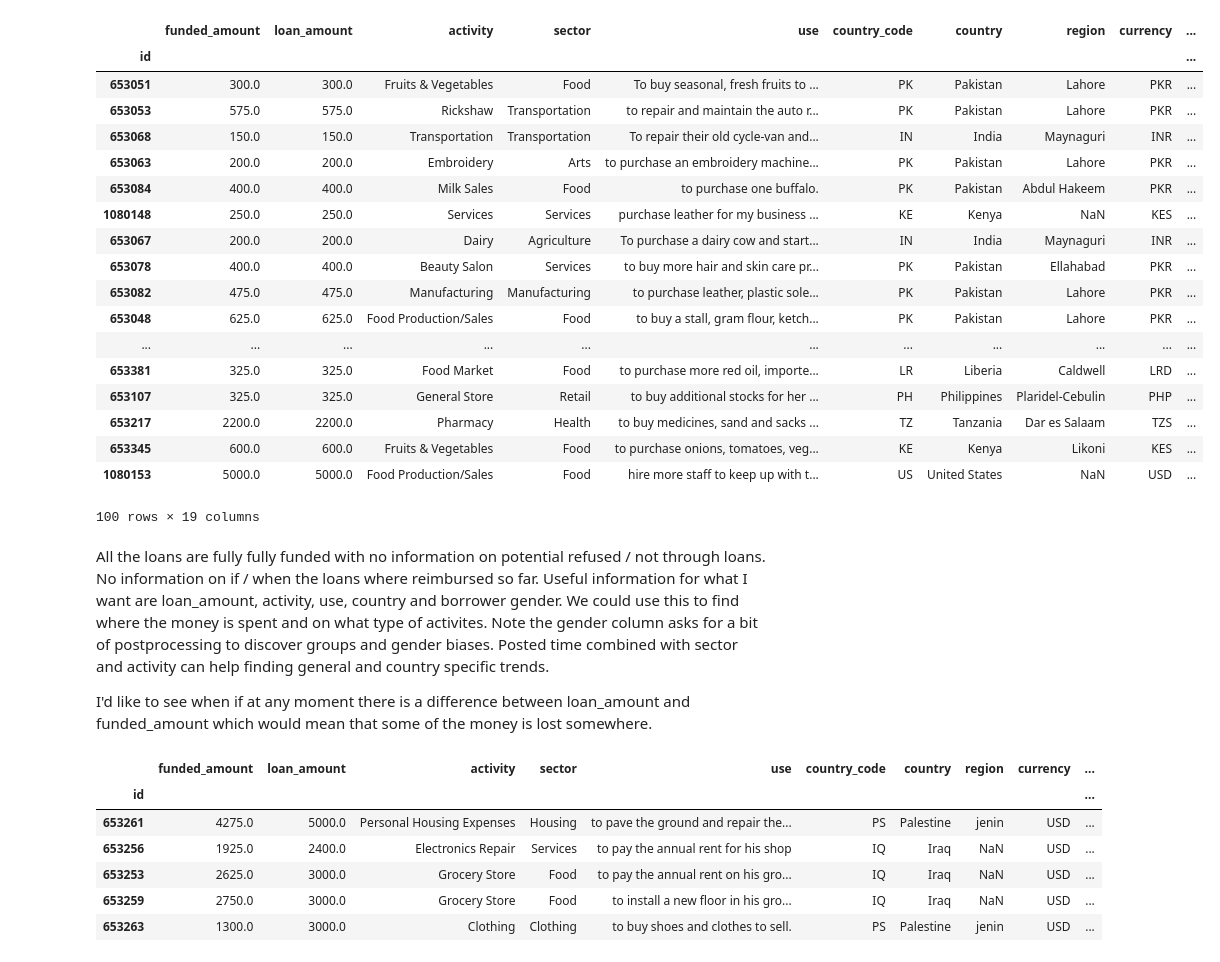
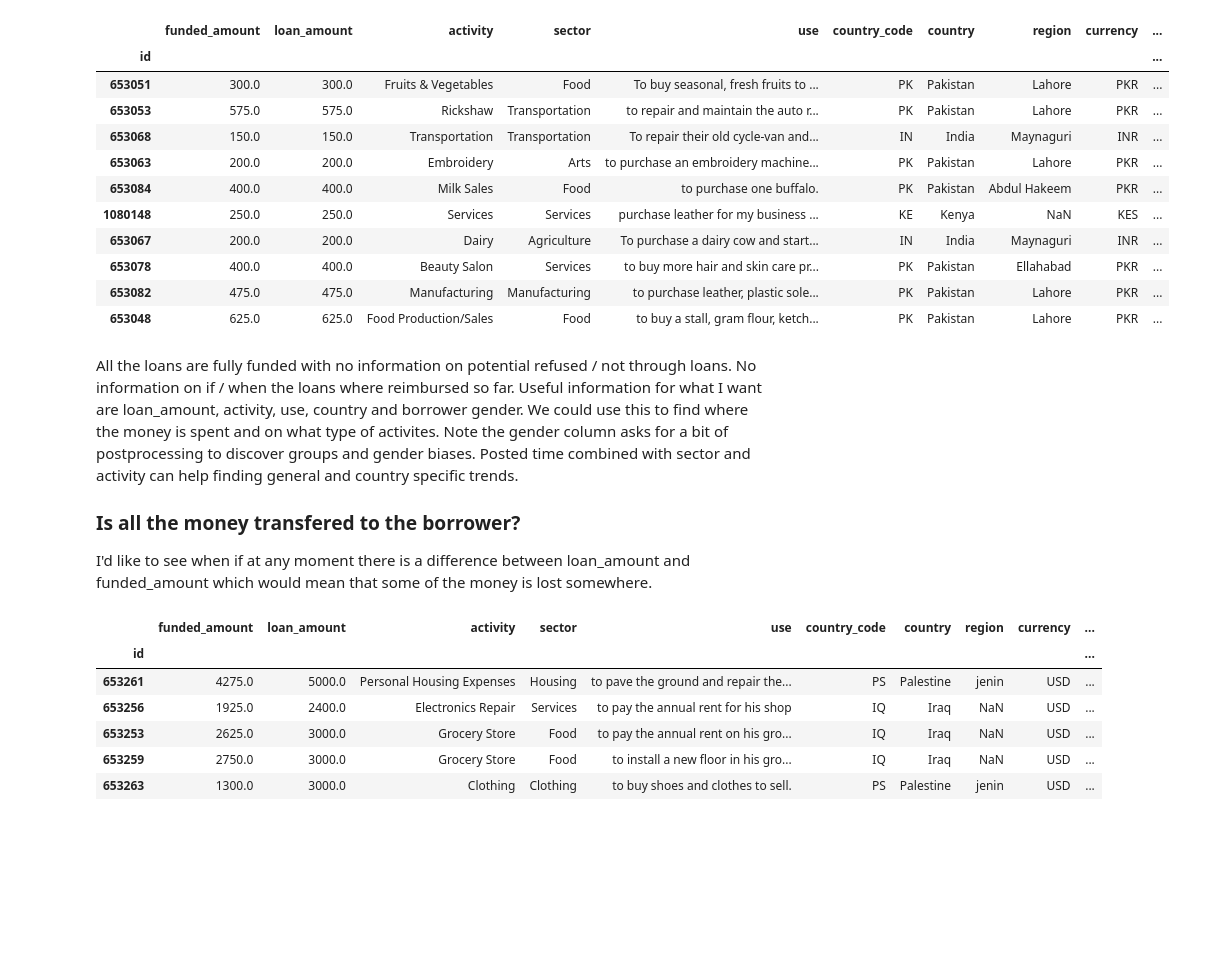
Before and after one commit to mvonwyl/02-kiva, a Jupyter notebook: 00 Kiva dataset exploration.ipynb, the cells around one changed output. Cells and saved outputs as stored; diff of their text form; code cells hidden in the pictures; blank space fills up the shorter version.

```diff
--- a/00 Kiva dataset exploration.ipynb
+++ b/00 Kiva dataset exploration.ipynb
@@ -39,29 +40,24 @@ import matplotlib.pyplot as plt
 import seaborn as sns
 # %%
 kldf = pd.read_csv("data/02-kiva/kiva_loans.csv",index_col=0)
-kldf.head(100)
+kldf.head(10)
 # %% [output]
 |  | funded_amount | loan_amount | activity | sector | use | country_code | country | region | currency | ... |
 | id |  |  |  |  |  |  |  |  |  | ... |
 | 653051 | 300.0 | 300.0 | Fruits & Vegetables | Food | To buy seasonal, fresh fruits to ... | PK | Pakistan | Lahore | PKR | ... |
 | 653053 | 575.0 | 575.0 | Rickshaw | Transportation | to repair and maintain the auto r... | PK | Pakistan | Lahore | PKR | ... |
 | 653068 | 150.0 | 150.0 | Transportation | Transportation | To repair their old cycle-van and... | IN | India | Maynaguri | INR | ... |
 | 653063 | 200.0 | 200.0 | Embroidery | Arts | to purchase an embroidery machine... | PK | Pakistan | Lahore | PKR | ... |
 | 653084 | 400.0 | 400.0 | Milk Sales | Food | to purchase one buffalo. | PK | Pakistan | Abdul Hakeem | PKR | ... |
 | 1080148 | 250.0 | 250.0 | Services | Services | purchase leather for my business ... | KE | Kenya | NaN | KES | ... |
 | 653067 | 200.0 | 200.0 | Dairy | Agriculture | To purchase a dairy cow and start... | IN | India | Maynaguri | INR | ... |
 | 653078 | 400.0 | 400.0 | Beauty Salon | Services | to buy more hair and skin care pr... | PK | Pakistan | Ellahabad | PKR | ... |
 | 653082 | 475.0 | 475.0 | Manufacturing | Manufacturing | to purchase leather, plastic sole... | PK | Pakistan | Lahore | PKR | ... |
 | 653048 | 625.0 | 625.0 | Food Production/Sales | Food | to buy a stall, gram flour, ketch... | PK | Pakistan | Lahore | PKR | ... |
-| ... | ... | ... | ... | ... | ... | ... | ... | ... | ... | ... |
-| 653381 | 325.0 | 325.0 | Food Market | Food | to purchase more red oil, importe... | LR | Liberia | Caldwell | LRD | ... |
-| 653107 | 325.0 | 325.0 | General Store | Retail | to buy additional stocks for her ... | PH | Philippines | Plaridel-Cebulin | PHP | ... |
-| 653217 | 2200.0 | 2200.0 | Pharmacy | Health | to buy medicines, sand and sacks ... | TZ | Tanzania | Dar es Salaam | TZS | ... |
-| 653345 | 600.0 | 600.0 | Fruits & Vegetables | Food | to purchase onions, tomatoes, veg... | KE | Kenya | Likoni | KES | ... |
-| 1080153 | 5000.0 | 5000.0 | Food Production/Sales | Food | hire more staff to keep up with t... | US | United States | NaN | USD | ... |
-100 rows × 19 columns
 # %% [markdown]
-All the loans are fully fully funded with no information on potential refused / not through loans. No information on if / when the loans where reimbursed so far. Useful information for what I want are loan_amount, activity, use, country and borrower gender. We could use this to find where the money is spent and on what type of activites. Note the gender column asks for a bit of postprocessing to discover groups and gender biases. Posted time combined with sector and activity can help finding general and country specific trends.
+All the loans are fully funded with no information on potential refused / not through loans. No information on if / when the loans where reimbursed so far. Useful information for what I want are loan_amount, activity, use, country and borrower gender. We could use this to find where the money is spent and on what type of activites. Note the gender column asks for a bit of postprocessing to discover groups and gender biases. Posted time combined with sector and activity can help finding general and country specific trends.
+
+### Is all the money transfered to the borrower?
 
 I'd like to see when if at any moment there is a difference between loan_amount and funded_amount which would mean that some of the money is lost somewhere.
 # %%
```
Also changed, not shown: parts of 20 cells of this notebook.
